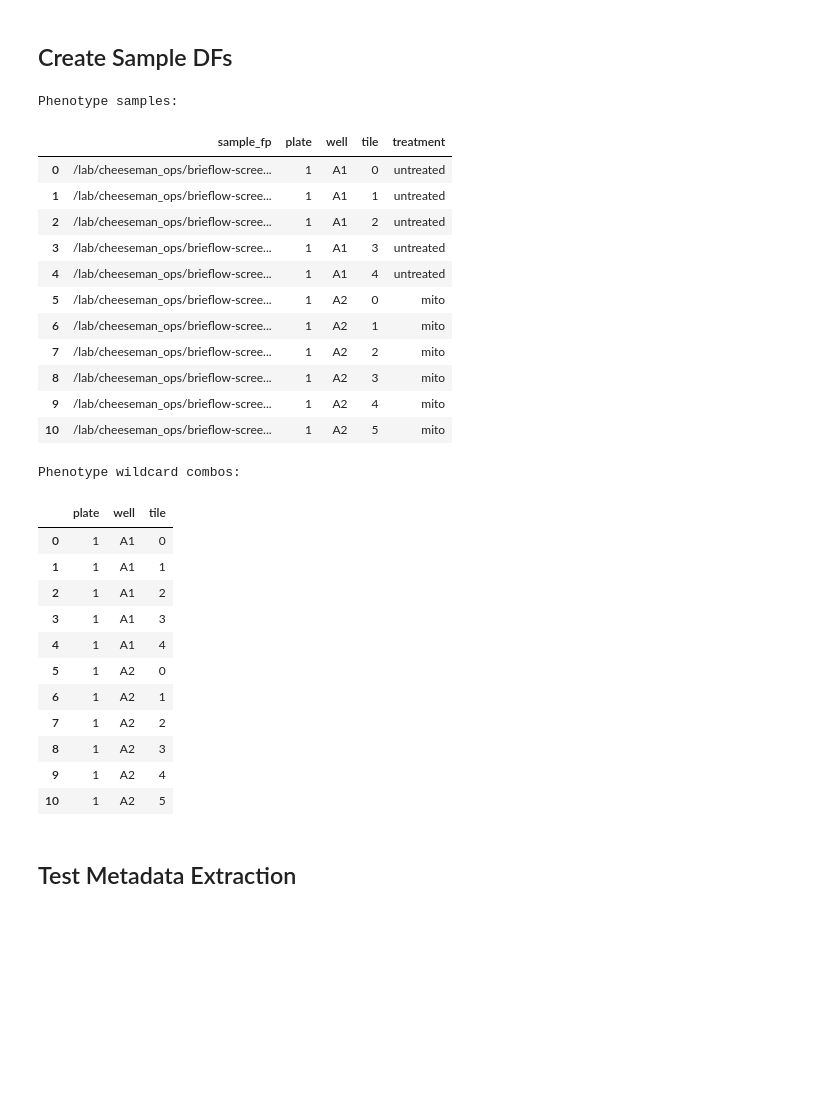
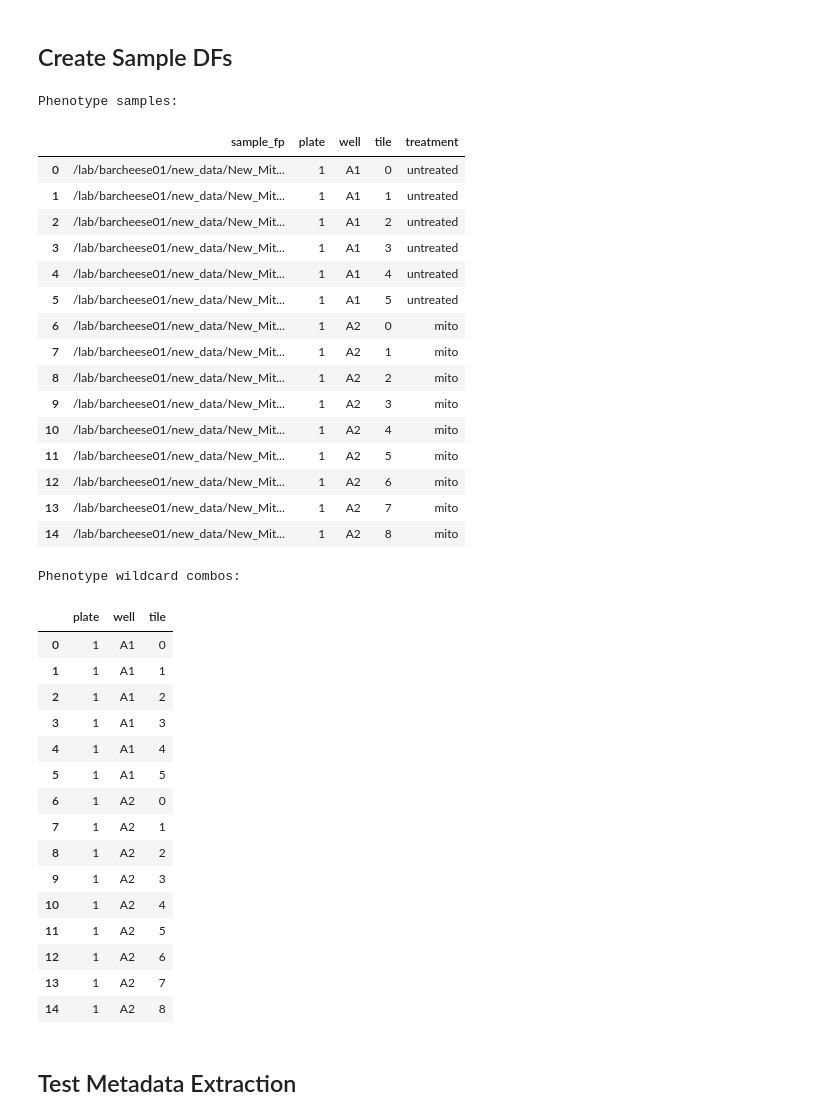
Before and after one commit to roshankern/logan-classifier, a Jupyter notebook: analysis/0.configure_preprocess_params.ipynb, the cells around one changed output. Saved outputs shown, nothing was run; the diff lists cells and outputs as text; code cells hidden in the pictures; blank space fills up the shorter version.

```diff
--- a/analysis/0.configure_preprocess_params.ipynb
+++ b/analysis/0.configure_preprocess_params.ipynb
@@ -80,7 +80,7 @@ SBS_PATH_METADATA = None
 SBS_METADATA_ORDER_TYPE = None
 
 # Directory, pattern, and metadata for phenotype sample nd2 files
-PHENOTYPE_IMAGES_DIR_FP = "/lab/cheeseman_ops/brieflow-screens/logan-data/input_ph"
+PHENOTYPE_IMAGES_DIR_FP = "/lab/barcheese01/new_data/New_MitoticEnrichment_DAPI"
 PHENOTYPE_SAMPLE_PATTERN = None
 PHENOTYPE_PATH_METADATA = None
 PHENOTYPE_METADATA_ORDER_TYPE = None
@@ -136,41 +136,58 @@ PHENOTYPE_METADATA_ORDER_TYPE = {"plate": int, "well": str, "tile": int}
 # %%
 # get sample filepaths
 data = []
 for fp in Path(PHENOTYPE_IMAGES_DIR_FP).rglob("*.nd2"):
     filename = fp.stem  # Get filename without extension
-    parts = filename.split("_")
-    treatment = "mito" if "Enriched4Mito" in filename else "untreated"
-    well = "A2" if treatment == "mito" else "A1"
-    tile = int(parts[-1])  # Extract numeric part as tile
+
+    # Determine treatment type
+    if filename.startswith("Enriced"):
+        treatment = "mito"
+        well = "A2"
+    else:  # Untreated
+        treatment = "untreated"
+        well = "A1"
+
+    # Extract tile number
+    import re
+    # Look for digits at the end of the filename
+    match = re.search(r'(\d+)$', filename)
+    if match:
+        tile = int(match.group(1))
+    else:
+        tile = 0  # Default to 0 if no numbers
 
     data.append({"sample_fp": fp, "plate": 1, "well": well, "tile": tile, "treatment": treatment})
 
 phenotype_samples = (
-    pd.DataFrame(data).sort_values(["plate", "well", "tile"]).reset_index(drop=True)
+    pd.DataFrame(data).sort_values(["plate", "well", "tile", "treatment"]).reset_index(drop=True)
 )
 phenotype_wildcard_combos = phenotype_samples[["plate", "well", "tile"]].astype(str)
 
 # Save and display sample dataframe
 phenotype_samples.to_csv(PHENOTYPE_SAMPLES_DF_FP, sep="\t", index=False)
 print("Phenotype samples:")
 display(phenotype_samples)
 phenotype_wildcard_combos.to_csv(PHENOTYPE_COMBO_DF_FP, sep="\t", index=False)
 print("Phenotype wildcard combos:")
 display(phenotype_wildcard_combos)
 # %% [output]
 Phenotype samples:
 |  | sample_fp | plate | well | tile | treatment |
-| 0 | /lab/cheeseman_ops/brieflow-scree... | 1 | A1 | 0 | untreated |
-| 1 | /lab/cheeseman_ops/brieflow-scree... | 1 | A1 | 1 | untreated |
-| 2 | /lab/cheeseman_ops/brieflow-scree... | 1 | A1 | 2 | untreated |
-| 3 | /lab/cheeseman_ops/brieflow-scree... | 1 | A1 | 3 | untreated |
-| 4 | /lab/cheeseman_ops/brieflow-scree... | 1 | A1 | 4 | untreated |
-| 5 | /lab/cheeseman_ops/brieflow-scree... | 1 | A2 | 0 | mito |
-| 6 | /lab/cheeseman_ops/brieflow-scree... | 1 | A2 | 1 | mito |
-| 7 | /lab/cheeseman_ops/brieflow-scree... | 1 | A2 | 2 | mito |
-| 8 | /lab/cheeseman_ops/brieflow-scree... | 1 | A2 | 3 | mito |
-| 9 | /lab/cheeseman_ops/brieflow-scree... | 1 | A2 | 4 | mito |
-| 10 | /lab/cheeseman_ops/brieflow-scree... | 1 | A2 | 5 | mito |
+| 0 | /lab/barcheese01/new_data/New_Mit... | 1 | A1 | 0 | untreated |
+| 1 | /lab/barcheese01/new_data/New_Mit... | 1 | A1 | 1 | untreated |
+| 2 | /lab/barcheese01/new_data/New_Mit... | 1 | A1 | 2 | untreated |
+| 3 | /lab/barcheese01/new_data/New_Mit... | 1 | A1 | 3 | untreated |
+| 4 | /lab/barcheese01/new_data/New_Mit... | 1 | A1 | 4 | untreated |
+| 5 | /lab/barcheese01/new_data/New_Mit... | 1 | A1 | 5 | untreated |
+| 6 | /lab/barcheese01/new_data/New_Mit... | 1 | A2 | 0 | mito |
+| 7 | /lab/barcheese01/new_data/New_Mit... | 1 | A2 | 1 | mito |
+| 8 | /lab/barcheese01/new_data/New_Mit... | 1 | A2 | 2 | mito |
+| 9 | /lab/barcheese01/new_data/New_Mit... | 1 | A2 | 3 | mito |
+| 10 | /lab/barcheese01/new_data/New_Mit... | 1 | A2 | 4 | mito |
+| 11 | /lab/barcheese01/new_data/New_Mit... | 1 | A2 | 5 | mito |
+| 12 | /lab/barcheese01/new_data/New_Mit... | 1 | A2 | 6 | mito |
+| 13 | /lab/barcheese01/new_data/New_Mit... | 1 | A2 | 7 | mito |
+| 14 | /lab/barcheese01/new_data/New_Mit... | 1 | A2 | 8 | mito |
 Phenotype wildcard combos:
 |  | plate | well | tile |
 | 0 | 1 | A1 | 0 |
@@ -178,12 +195,16 @@ Phenotype wildcard combos:
 | 2 | 1 | A1 | 2 |
 | 3 | 1 | A1 | 3 |
 | 4 | 1 | A1 | 4 |
-| 5 | 1 | A2 | 0 |
-| 6 | 1 | A2 | 1 |
-| 7 | 1 | A2 | 2 |
-| 8 | 1 | A2 | 3 |
-| 9 | 1 | A2 | 4 |
-| 10 | 1 | A2 | 5 |
+| 5 | 1 | A1 | 5 |
+| 6 | 1 | A2 | 0 |
+| 7 | 1 | A2 | 1 |
+| 8 | 1 | A2 | 2 |
+| 9 | 1 | A2 | 3 |
+| 10 | 1 | A2 | 4 |
+| 11 | 1 | A2 | 5 |
+| 12 | 1 | A2 | 6 |
+| 13 | 1 | A2 | 7 |
+| 14 | 1 | A2 | 8 |
 # %% [markdown]
 ## Test Metadata Extraction
 # %%
```
Also changed, not shown: parts of 3 cells of this notebook, 3 other files.
